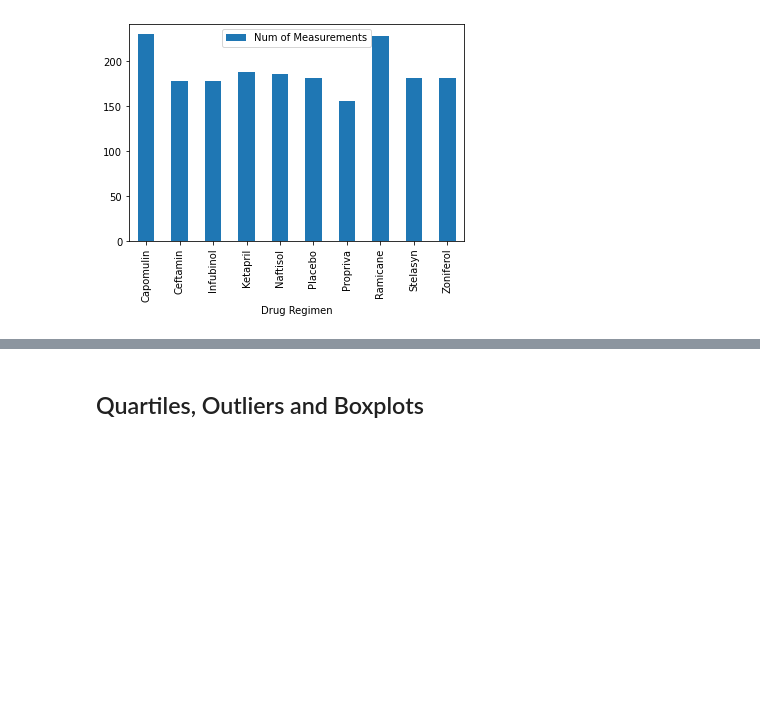
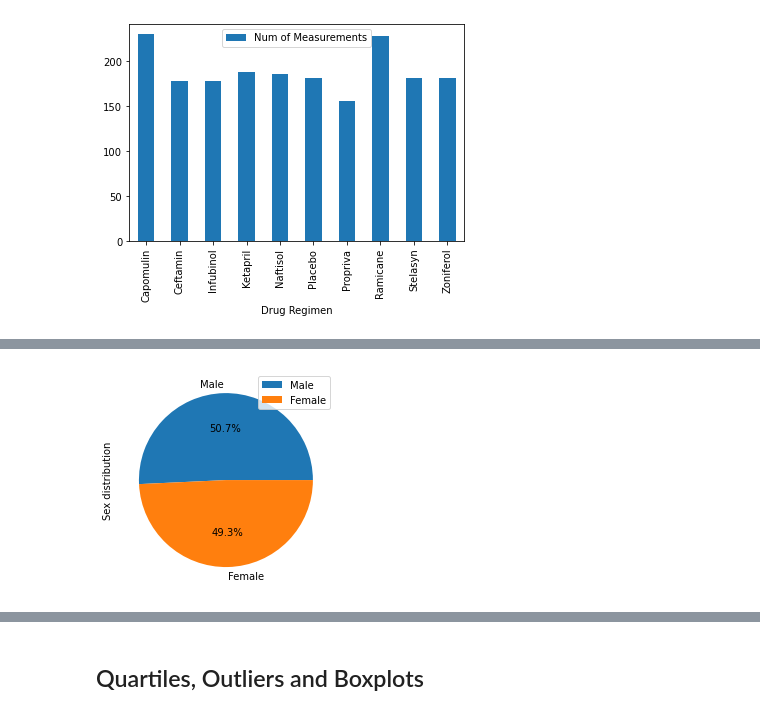
Before and after one commit to JaviPardox/Pharma-Mice-Analysis, a Jupyter notebook: Pymaceuticals/pymaceuticals_starter.ipynb, the cells around one changed output, grey strips where cells are left out. Drawn from its saved outputs; the diff is of its cells as text; code cells hidden in the pictures; blank space fills up the shorter version.

```diff
--- a/Pymaceuticals/pymaceuticals_starter.ipynb
+++ b/Pymaceuticals/pymaceuticals_starter.ipynb
@@ -169 +181,18 @@ bar_plot = bar_plot.plot.bar()
+# %%
+# Generate a pie plot showing the distribution of female versus male mice using pandas
+pie_plot = no_duplicates_df.loc[:,'Sex']
+pie_plot_male = pie_plot[pie_plot == 'Male'].count()
+pie_plot_female = pie_plot[pie_plot == 'Female'].count()
+
+pie_plot_df = pd.DataFrame(
+
+                {"Sex distribution": [pie_plot_male, pie_plot_female]},
+
+                index=['Male','Female']
+)
+
+#pie_plot_df
+plot1 = pie_plot_df.plot.pie(y='Sex distribution', autopct='%1.1f%%')
+# %% [output]
+[figure, added]
 # %%
```
Also changed, not shown: parts of 6 cells of this notebook.
